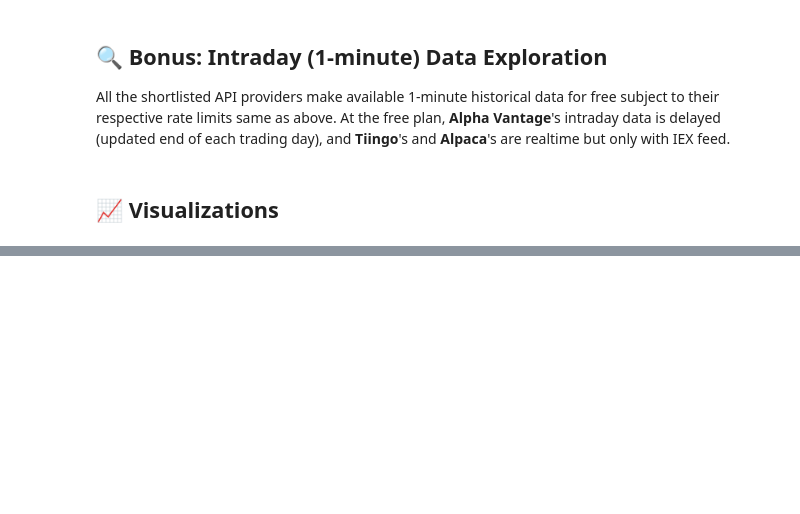
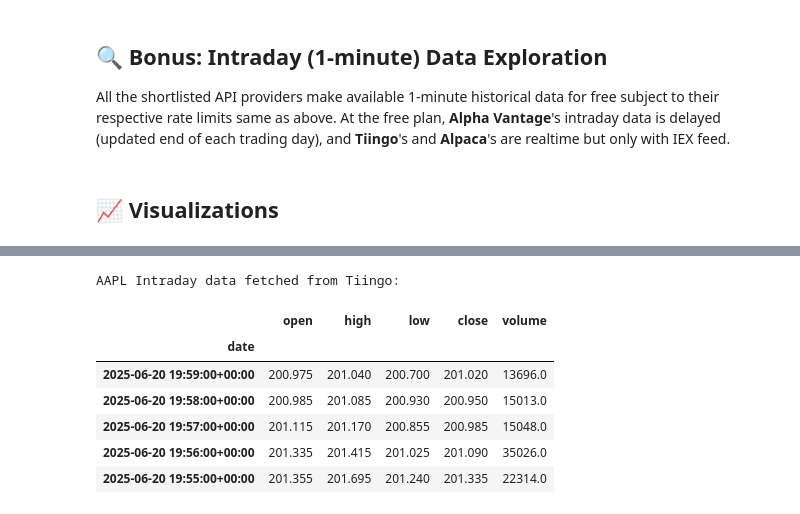
Before and after one commit to Lawrence2005/Finovax-Quantitative-Researcher-Internship-Summer-2025, a Jupyter notebook: Financial-Data-API-Research-Week1/findings.ipynb, the cells around one changed output, grey strips where cells are left out. Drawn from its saved outputs; the diff is of its cells as text; code cells hidden in the pictures; blank space fills up the shorter version.

```diff
--- a/Financial-Data-API-Research-Week1/findings.ipynb
+++ b/Financial-Data-API-Research-Week1/findings.ipynb
@@ -63 +72,15 @@ JSONDecodeError: Expecting value: line 1 column 1 (char 0)
+# %%
+# Fetching AAPL intraday data from Tiingo
+df_intraday = fetch_intraday_data("AAPL", "2025-06-20", None, source="tiingo")
+print("AAPL Intraday data fetched from Tiingo:")
+df_intraday.head()
+# %% [output]
+AAPL Intraday data fetched from Tiingo:
+|  | open | high | low | close | volume |
+| date |  |  |  |  |  |
+| 2025-06-20 19:59:00+00:00 | 200.975 | 201.040 | 200.700 | 201.020 | 13696.0 |
+| 2025-06-20 19:58:00+00:00 | 200.985 | 201.085 | 200.930 | 200.950 | 15013.0 |
+| 2025-06-20 19:57:00+00:00 | 201.115 | 201.170 | 200.855 | 200.985 | 15048.0 |
+| 2025-06-20 19:56:00+00:00 | 201.335 | 201.415 | 201.025 | 201.090 | 35026.0 |
+| 2025-06-20 19:55:00+00:00 | 201.355 | 201.695 | 201.240 | 201.335 | 22314.0 |
 # %%
```
Also changed, not shown: parts of 4 cells of this notebook, 1 other file.
